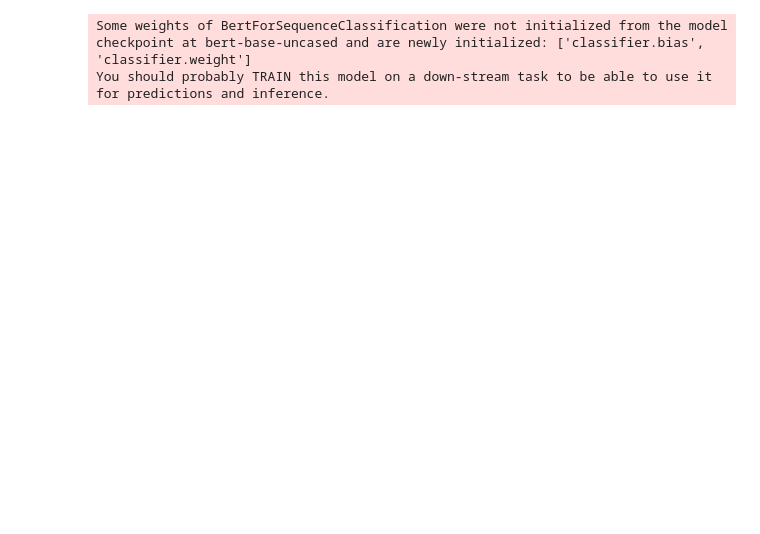
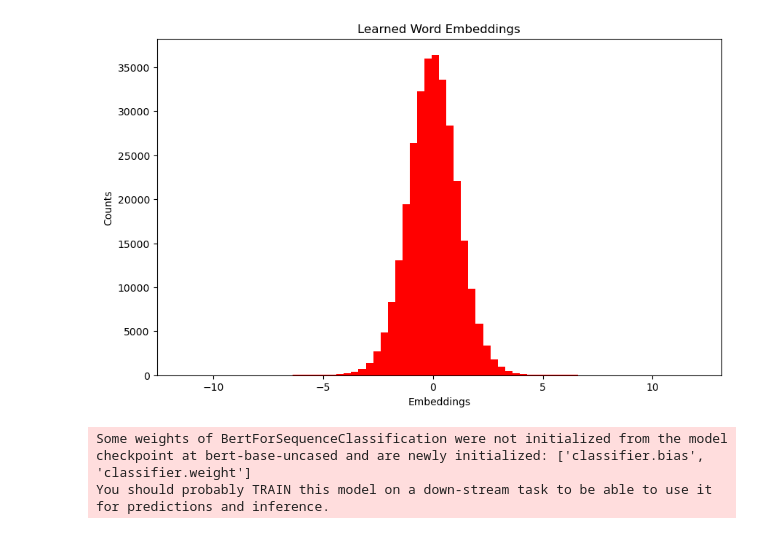
Before and after one commit to detroitnatif/CS371, a Jupyter notebook: ECE495/HW4.ipynb, the cells around one changed output. Drawn from its saved outputs; the diff is of its cells as text; code cells hidden in the pictures; blank space fills up the shorter version.

```diff
--- a/ECE495/HW4.ipynb
+++ b/ECE495/HW4.ipynb
@@ -105,3 +124,16 @@ Test Accuracy: 88.95%
+# %%
+import matplotlib.pyplot as plt
+
+
+embeddings = model.embed_words.weight.data
+plt.figure(figsize=(10, 6))
+plt.hist(embeddings.flatten(), bins=70, color='red')
+plt.title("Learned Word Embeddings")
+plt.xlabel("Embeddings")
+plt.ylabel("Counts")
+plt.show()
+# %% [output]
+[figure, added]
 # %%
 sentiment = load_dataset("yelp_polarity")
 tr = sentiment['train']
```
Also changed, not shown: parts of 11 cells of this notebook.
